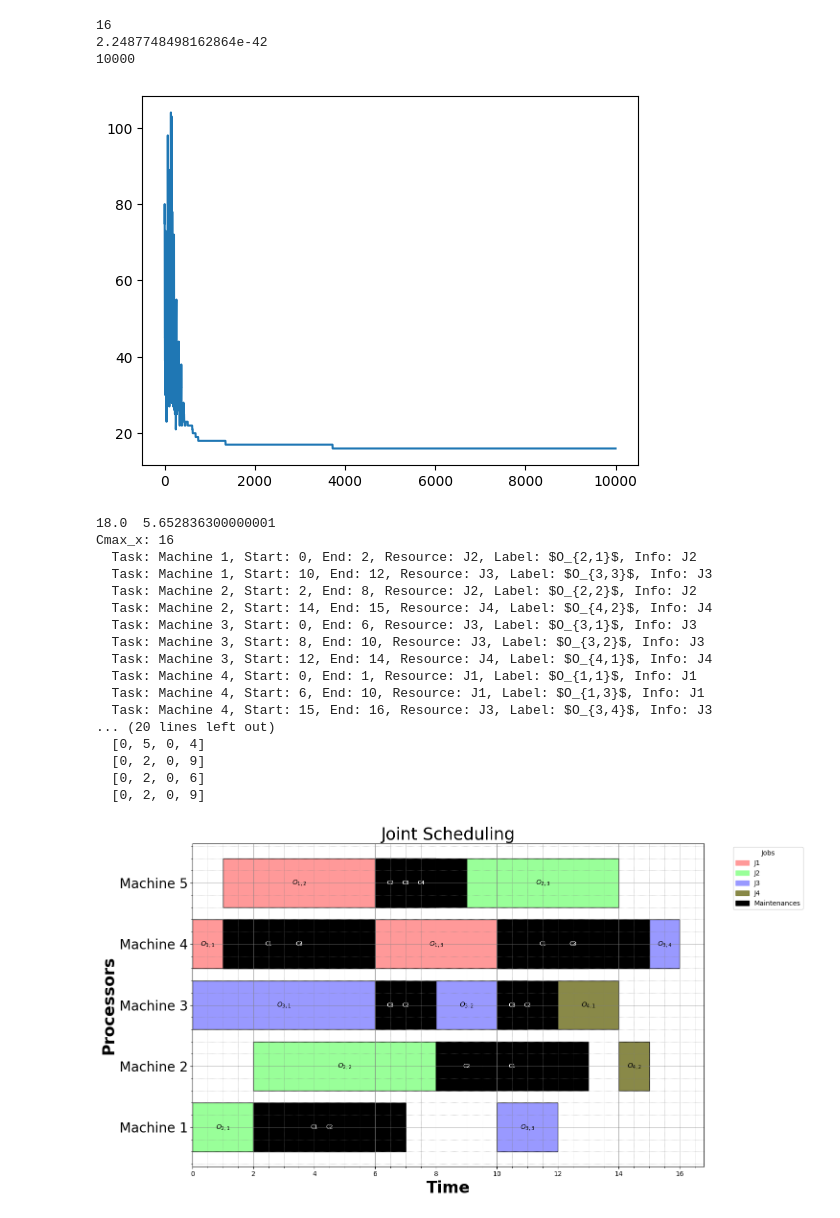
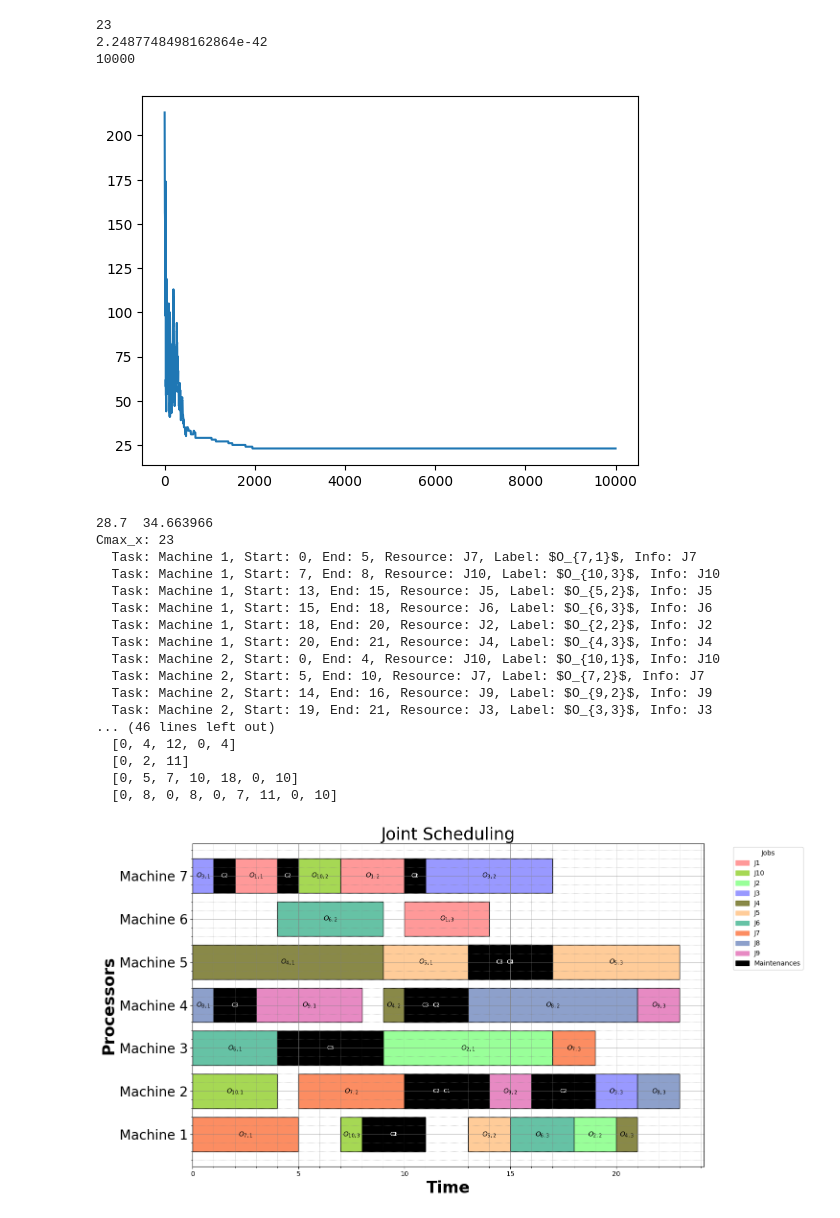
Before and after one commit to gbencheikh/Scheduling_Production_Maintenance, a Jupyter notebook: ComplexSystems/testcode.ipynb, the cells around one changed output. Saved outputs shown, nothing was run; the diff lists cells and outputs as text; code cells hidden in the pictures.

```diff
--- a/ComplexSystems/testcode.ipynb
+++ b/ComplexSystems/testcode.ipynb
@@ -3,57 +3,57 @@ from RecuitSimuleCS import *
 from fonctions.data import Data
 from fonctions.CommonFunctions import *
 
 import random
 import math
 import matplotlib.pyplot as plt
 from PIL import Image
 import time
 from fonctions.diagram import *
 from fonctions.Save_Read_JSON import *
 
 lambdaPM = [0.8]
 mu = [0]
-PM_time = [2]
+PM_time = [0]
 
-nbJobs, nbMachines, nbOperationsParJob, dureeOperations, processingTimes = parse_operations_file(f"TESTS/k1/k1.txt")
-_, _, nbComposants, seuils_degradation, dureeMaintenances, degradations, degradations2 = parse_degradations_file(f"TESTS/k1/instance01/instance.txt")
+nbJobs, nbMachines, nbOperationsParJob, dureeOperations, processingTimes = parse_operations_file(f"TESTS/k2/k2.txt")
+_, _, nbComposants, seuils_degradation, dureeMaintenances, degradations, degradations2 = parse_degradations_file(f"TESTS/k2/instance01/instance.txt")
 
 
 data = Data(nbJobs, nbMachines, nbComposants, seuils_degradation, dureeMaintenances, degradations, degradations2, nbOperationsParJob, dureeOperations, processingTimes)
 #print(repr(data))
 
 tempInit=100
 tempFin=0
 coolRate=0.99
 iters=10000
 
 rscs=RSCS(data)
-best_solution, best_energy, total_execution_time = rscs.Run_RSCS(tempInit,tempFin,coolRate,iters)
-save_JSON(data,best_solution,"tesJSON.json")
+best_solution, best_energy, total_execution_time = rscs.Run_RSCS(tempInit,tempFin,coolRate,iters,objweights)
+save_JSON(data,best_solution,"testk2_inst1.json")
 print(f"{best_energy}  {total_execution_time}")
 
-result = lire_fichier_json(f"tesJSON.json")
-plotGantt(result, "test_figure", showgantt=True)
+result = lire_fichier_json(f"testk2_inst1.json")
+plotGantt(result, "testk2_inst1_figure", showgantt=True)
 # %% [output]
-16
+23
 2.2487748498162864e-42
 10000
-[figure, old version]
+[figure, new version]
-18.0  5.652836300000001
-Cmax_x: 16
-  Task: Machine 1, Start: 0, End: 2, Resource: J2, Label: $O_{2,1}$, Info: J2
-  Task: Machine 1, Start: 10, End: 12, Resource: J3, Label: $O_{3,3}$, Info: J3
-  Task: Machine 2, Start: 2, End: 8, Resource: J2, Label: $O_{2,2}$, Info: J2
-  Task: Machine 2, Start: 14, End: 15, Resource: J4, Label: $O_{4,2}$, Info: J4
-  Task: Machine 3, Start: 0, End: 6, Resource: J3, Label: $O_{3,1}$, Info: J3
-  Task: Machine 3, Start: 8, End: 10, Resource: J3, Label: $O_{3,2}$, Info: J3
-  Task: Machine 3, Start: 12, End: 14, Resource: J4, Label: $O_{4,1}$, Info: J4
-  Task: Machine 4, Start: 0, End: 1, Resource: J1, Label: $O_{1,1}$, Info: J1
-  Task: Machine 4, Start: 6, End: 10, Resource: J1, Label: $O_{1,3}$, Info: J1
-  Task: Machine 4, Start: 15, End: 16, Resource: J3, Label: $O_{3,4}$, Info: J3
-... (20 lines left out)
-  [0, 5, 0, 4]
-  [0, 2, 0, 9]
-  [0, 2, 0, 6]
-  [0, 2, 0, 9]
+28.7  34.663966
+Cmax_x: 23
+  Task: Machine 1, Start: 0, End: 5, Resource: J7, Label: $O_{7,1}$, Info: J7
+  Task: Machine 1, Start: 7, End: 8, Resource: J10, Label: $O_{10,3}$, Info: J10
+  Task: Machine 1, Start: 13, End: 15, Resource: J5, Label: $O_{5,2}$, Info: J5
+  Task: Machine 1, Start: 15, End: 18, Resource: J6, Label: $O_{6,3}$, Info: J6
+  Task: Machine 1, Start: 18, End: 20, Resource: J2, Label: $O_{2,2}$, Info: J2
+  Task: Machine 1, Start: 20, End: 21, Resource: J4, Label: $O_{4,3}$, Info: J4
+  Task: Machine 2, Start: 0, End: 4, Resource: J10, Label: $O_{10,1}$, Info: J10
+  Task: Machine 2, Start: 5, End: 10, Resource: J7, Label: $O_{7,2}$, Info: J7
+  Task: Machine 2, Start: 14, End: 16, Resource: J9, Label: $O_{9,2}$, Info: J9
+  Task: Machine 2, Start: 19, End: 21, Resource: J3, Label: $O_{3,3}$, Info: J3
+... (46 lines left out)
+  [0, 4, 12, 0, 4]
+  [0, 2, 11]
+  [0, 5, 7, 10, 18, 0, 10]
+  [0, 8, 0, 8, 0, 7, 11, 0, 10]
-[figure, old version]
+[figure, new version]
```
Also changed, not shown: parts of 7 cells of this notebook, 8 other files.
